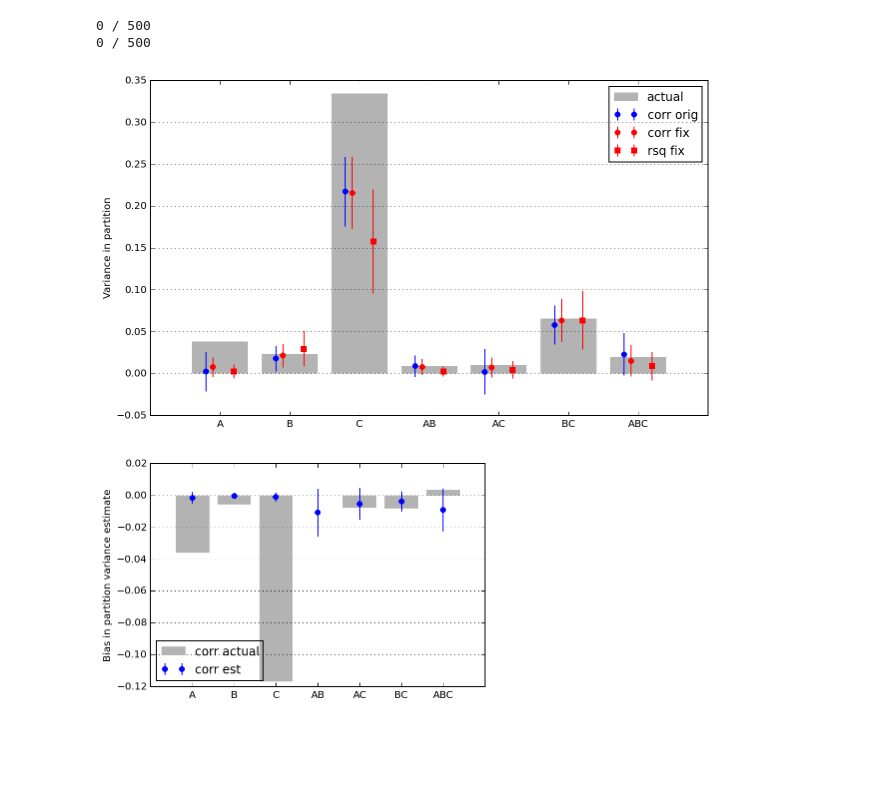
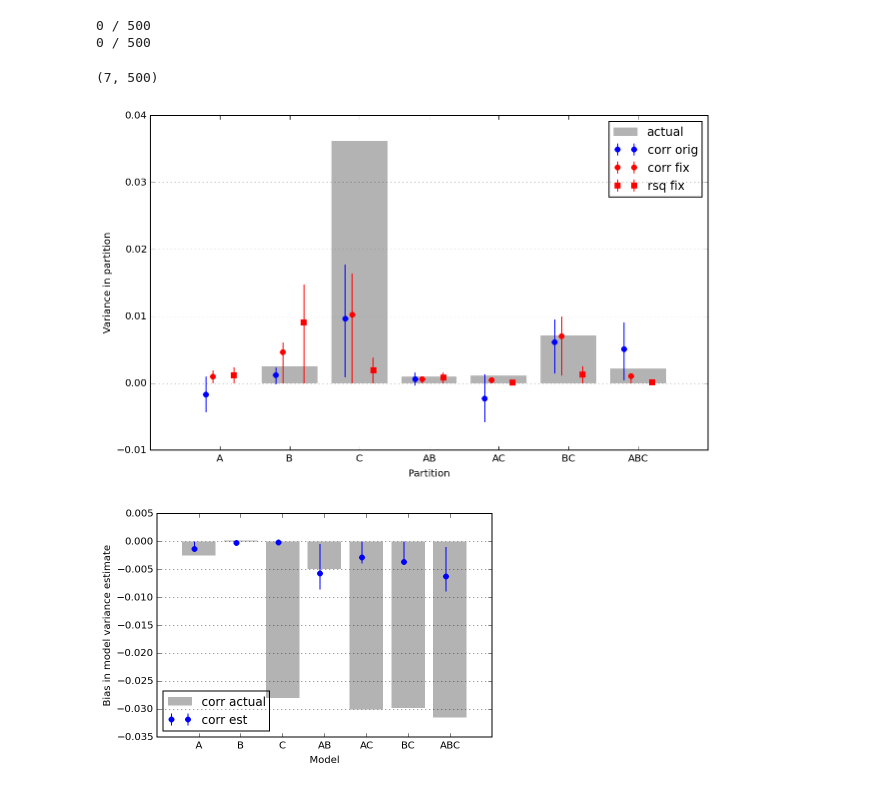
Before and after one commit to alexhuth/notebook-sharing, a Jupyter notebook: Variance Partitioning.ipynb, the cells around one changed output. Saved outputs shown, nothing was run; the diff lists cells and outputs as text; code cells hidden in the pictures; blank space fills up the shorter version.

Commit message:
updates to first variance partitioning notebook

```diff
--- a/Variance Partitioning.ipynb
+++ b/Variance Partitioning.ipynb
@@ -135,6 +157,7 @@ bulked_X_feats[0].shape (1000, 4037)
 # Fit some models
 use_ols = False # True: models fit with OLS; False: models fit with ridge
 use_features = "raw" # "raw": as-is; "bulked": expanded features; "same": add noise so each model is same
+ridge_optimize_corr = True # (ridge only) True: optimize ridge alpha for correlation; False: optimize for R^2
 
 from itertools import combinations, chain
 feature_combs = list(chain(*[combinations(range(3), n) for n in [1, 2, 3]])) # feature spaces to use in each model
@@ -142,7 +165,7 @@ feature_combs = list(chain(*[combinations(range(3), n) for n in [1, 2, 3]])) # f
 rsq_corr = lambda c: (c ** 2) * np.sign(c) # r -> r^2
 
 import ridge
-alphas = np.logspace(-1, 3, 10)
+alphas = np.logspace(-4, 3, 20)
 
 B_est = [] # estimated weights (not used for anything currently)
 corr_est = [] # estimated r^2 from correlation
@@ -174,7 +197,7 @@ for comb in feature_combs:
                                                                        nboots=5,
                                                                        chunklen=40,
                                                                        nchunks=5,
-                                                                       use_corr=True)
+                                                                       use_corr=ridge_optimize_corr)
     if not use_ols: semilogx(alphas, npp.zs(bscorrs.mean(2).mean(1)))
 
     B_est.append(np.vstack(wts).T)
@@ -288,35 +313,53 @@ rsq_biases, rsq_orig_parts, rsq_fixed_parts = correct_rsqs(np.array(rsq_est), ne
 # %% [output]
 0 / 500
 0 / 500
+# %%
+np.array(rsq_est).shape
+# %% [output]
+(7, 500)
 # %%
 # Plot actual vs. estimated variance in each partition
 figure(figsize=(10,6))
 bar(range(7), true_variances, align='center', edgecolor='none', facecolor="0.7", label="actual")
 
+errtype = "perc" # "std": standard deviation, "perc": 10th-90th percentiles, "sem": standard error of the mean
+if errtype == "std":
+    errfun = lambda x: x.std(1)
+elif errtype == "perc":
+    errfun = lambda x: np.abs(np.percentile(x, [25, 75], axis=1) - x.mean(1))
+elif errtype == "sem":
+    errfun = lambda x: x.std(1) / np.sqrt(x.shape[1])
+
 eargs = dict(capsize=0, mec='none')
-errorbar(np.arange(7) - 0.2, corr_orig_parts.mean(1), yerr=corr_orig_parts.std(1), fmt='bo', label="corr orig", **eargs)
-errorbar(np.arange(7) - 0.1, corr_fixed_parts.mean(1), yerr=corr_fixed_parts.std(1), fmt='ro', label="corr fix", **eargs)
+x = np.arange(7)
+errorbar(x - 0.2, corr_orig_parts.mean(1), yerr=errfun(corr_orig_parts), fmt='bo', label="corr orig", **eargs)
+errorbar(x - 0.1, corr_fixed_parts.mean(1), yerr=errfun(corr_fixed_parts), fmt='ro', label="corr fix", **eargs)
 
-#errorbar(np.arange(7) + 0.1, rsq_orig_parts.mean(1), yerr=rsq_orig_parts.std(1), fmt='bs', label="rsq orig", **eargs)
-errorbar(np.arange(7) + 0.2, rsq_fixed_parts.mean(1), yerr=rsq_fixed_parts.std(1), fmt='rs', label="rsq fix", **eargs)
+#errorbar(x + 0.1, rsq_orig_parts.mean(1), yerr=errfun(rsq_orig_parts), fmt='bs', label="rsq orig", **eargs)
+errorbar(x + 0.2, rsq_fixed_parts.mean(1), yerr=errfun(rsq_fixed_parts), fmt='rs', label="rsq fix", **eargs)
 
 xticks(range(7), part_names);
-grid(axis='y'); ylabel('Variance in partition'); legend();
+grid(axis='y'); ylabel('Variance in partition'); legend(); xlabel("Partition");
 # %% [output]
-[figure, old version]
+[figure, new version]
 # %%
 # Plot actual vs. estimated biases for each partition
 
-actual_corr_biases = corr_orig_parts.mean(1) - true_variances
-bar(range(7), actual_corr_biases, align='center', edgecolor='none', facecolor="0.7", label="corr actual")
-errorbar(np.arange(7), corr_biases.mean(0), yerr=corr_biases.std(0), fmt='bo', label="corr est", **eargs)
-#errorbar(np.arange(7), rsq_biases.mean(0), yerr=rsq_biases.std(0), fmt='ro', **eargs)
+theoretical_rsqs = [true_variances[list(set.union(*[set(combs[c]) for c in comb]))].sum() for comb in feature_combs]
+actual_corr_biases = rsq_corr(np.array(corr_est)).mean(1) - theoretical_rsqs
+actual_rsq_biases = np.array(rsq_est).mean(1) - theoretical_rsqs
+
+bar(x, actual_corr_biases, align='center', edgecolor='none', facecolor="0.7", label="corr actual")
+#bar(x, actual_rsq_biases, align='center', edgecolor='none', facecolor="0.4", label="rsq actual", width=0.4)
+errorbar(x - 0.1, corr_biases.mean(0), yerr=errfun(corr_biases.T), fmt='bo', label="corr est", **eargs)
+#errorbar(x + 0.1, rsq_biases.mean(0), yerr=errfun(rsq_biases.T), fmt='ro', label="rsq est", **eargs)
 xticks(range(7), part_names);
 grid(axis='y');
 xlim(-1, 7); legend(loc="lower left");
-ylabel("Bias in partition variance estimate");
+ylabel("Bias in model variance estimate");
+xlabel("Model");
 # %% [output]
-[figure, old version]
+[figure, new version]
 # %%
 # Compute and compare error, variance and bias of each estimate
 
```
Also changed, not shown: parts of 8 cells of this notebook.
